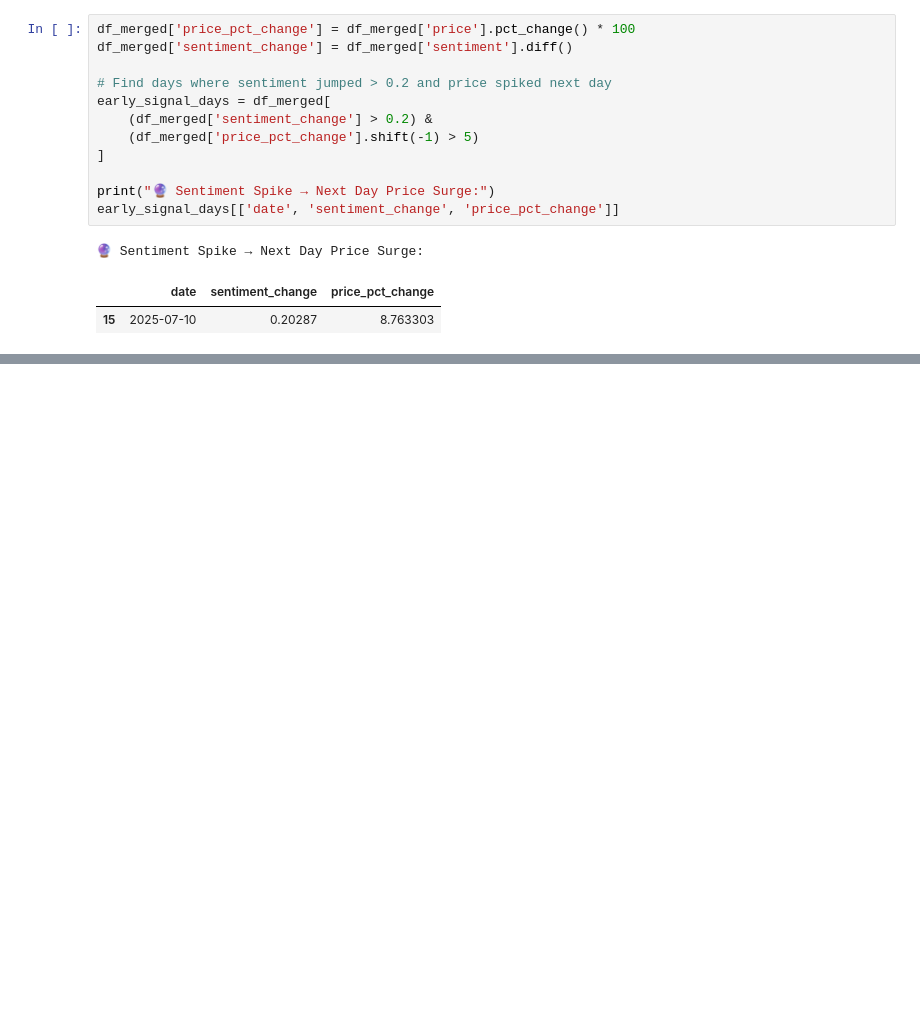
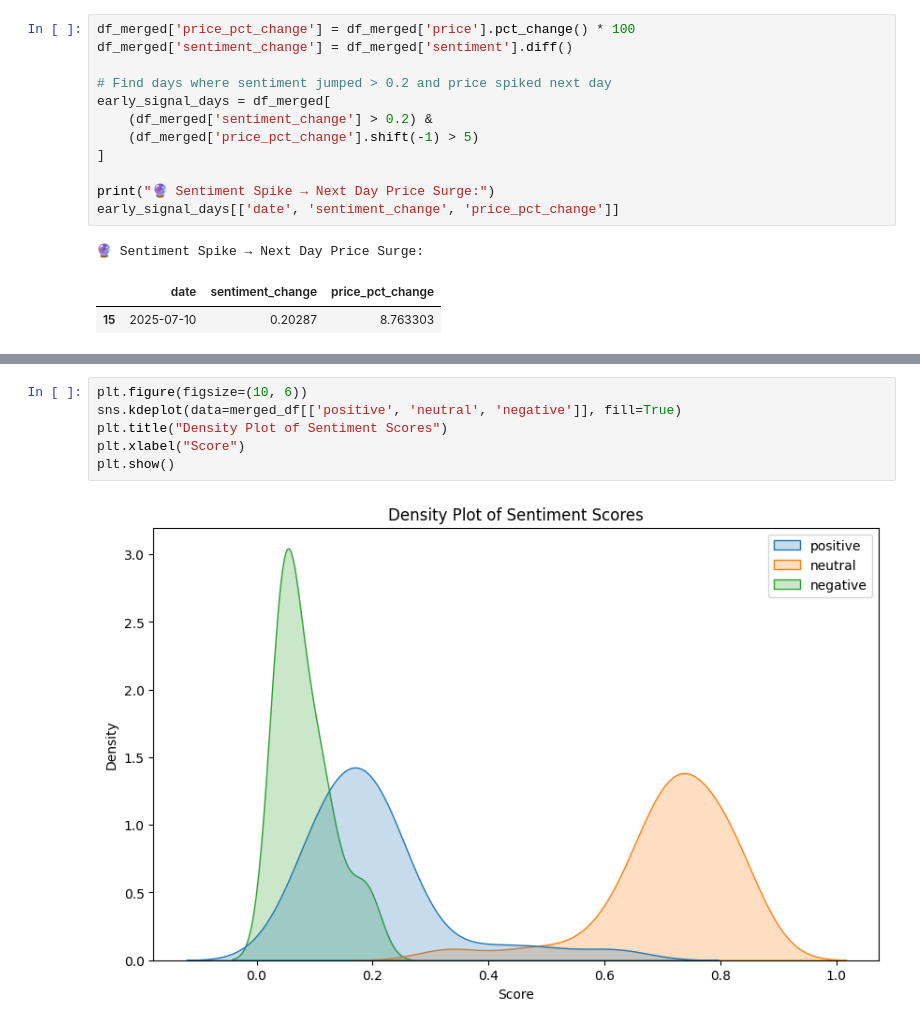
Before and after one commit to eayousif1/meme-coin-analysis, a Jupyter notebook: notebooks/pepe_price_chart.ipynb.ipynb, the cells around one changed output, grey strips where cells are left out. Drawn from its saved outputs; the diff is of its cells as text; blank space fills up the shorter version.

```diff
--- a/notebooks/pepe_price_chart.ipynb.ipynb
+++ b/notebooks/pepe_price_chart.ipynb.ipynb
@@ -241,0 +425,8 @@ early_signal_days[['date', 'sentiment_change', 'price_pct_change']]
+# %%
+plt.figure(figsize=(10, 6))
+sns.kdeplot(data=merged_df[['positive', 'neutral', 'negative']], fill=True)
+plt.title("Density Plot of Sentiment Scores")
+plt.xlabel("Score")
+plt.show()
+# %% [output]
+[figure, added]
```
Also changed, not shown: parts of 55 cells of this notebook, 10 other files.
